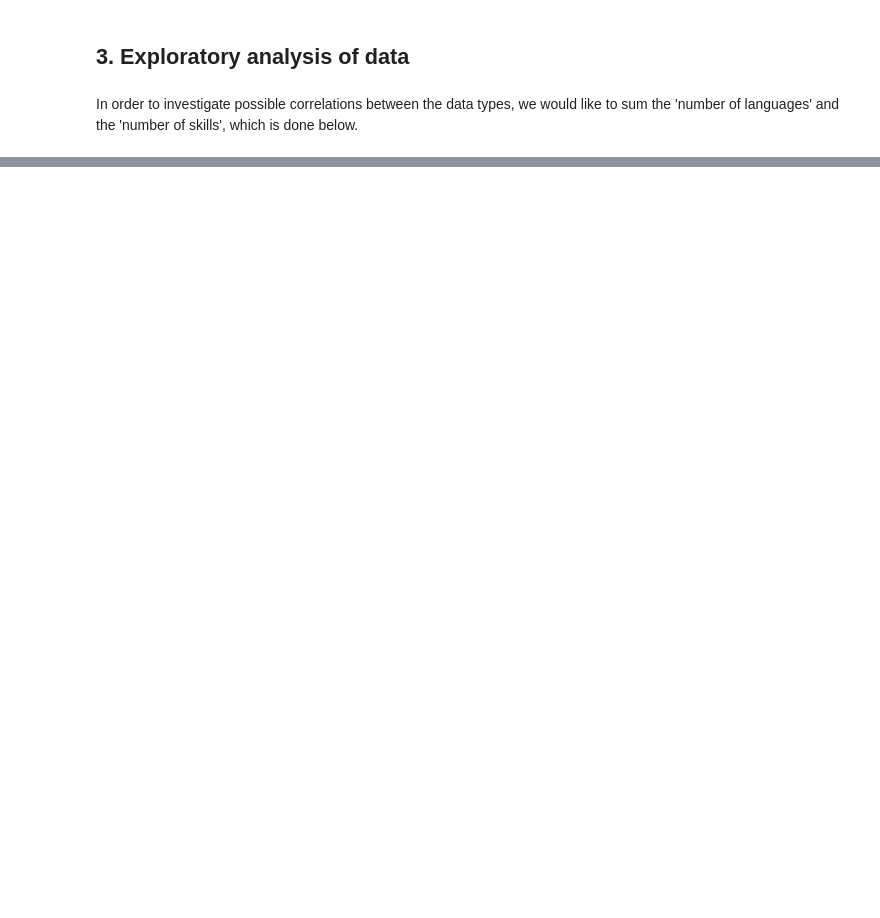
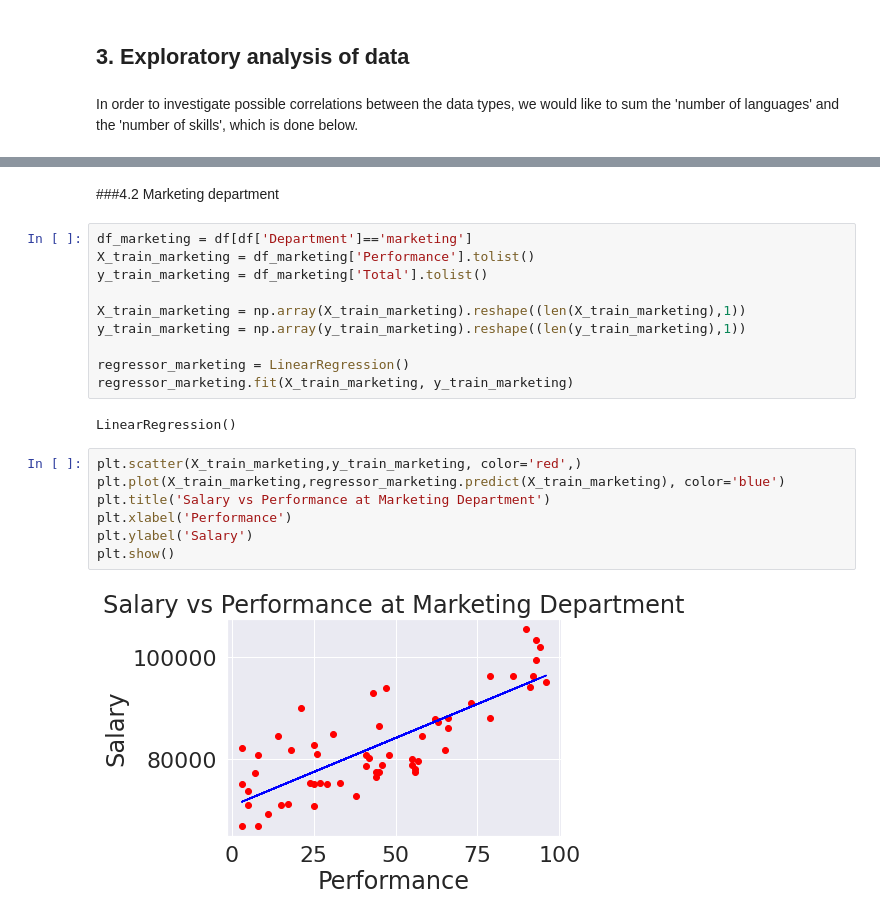
Before and after one commit to FHnt97/RUG_TOM_SIO, a Jupyter notebook: Assignment_A_4.ipynb, the cells around one changed output, grey strips where cells are left out. Saved outputs shown, nothing was run; the diff lists cells and outputs as text; blank space fills up the shorter version.

```diff
--- a/Assignment_A_4.ipynb
+++ b/Assignment_A_4.ipynb
@@ -191,0 +360,23 @@ plt.show()
+# %% [markdown]
+###4.2 Marketing department
+# %%
+df_marketing = df[df['Department']=='marketing']
+X_train_marketing = df_marketing['Performance'].tolist()
+y_train_marketing = df_marketing['Total'].tolist()
+
+X_train_marketing = np.array(X_train_marketing).reshape((len(X_train_marketing),1))
+y_train_marketing = np.array(y_train_marketing).reshape((len(y_train_marketing),1))
+
+regressor_marketing = LinearRegression()
+regressor_marketing.fit(X_train_marketing, y_train_marketing)
+# %% [output]
+LinearRegression()
+# %%
+plt.scatter(X_train_marketing,y_train_marketing, color='red',)
+plt.plot(X_train_marketing,regressor_marketing.predict(X_train_marketing), color='blue')
+plt.title('Salary vs Performance at Marketing Department')
+plt.xlabel('Performance')
+plt.ylabel('Salary')
+plt.show()
+# %% [output]
+[figure, added]
```
Also changed, not shown: parts of 62 cells of this notebook.
